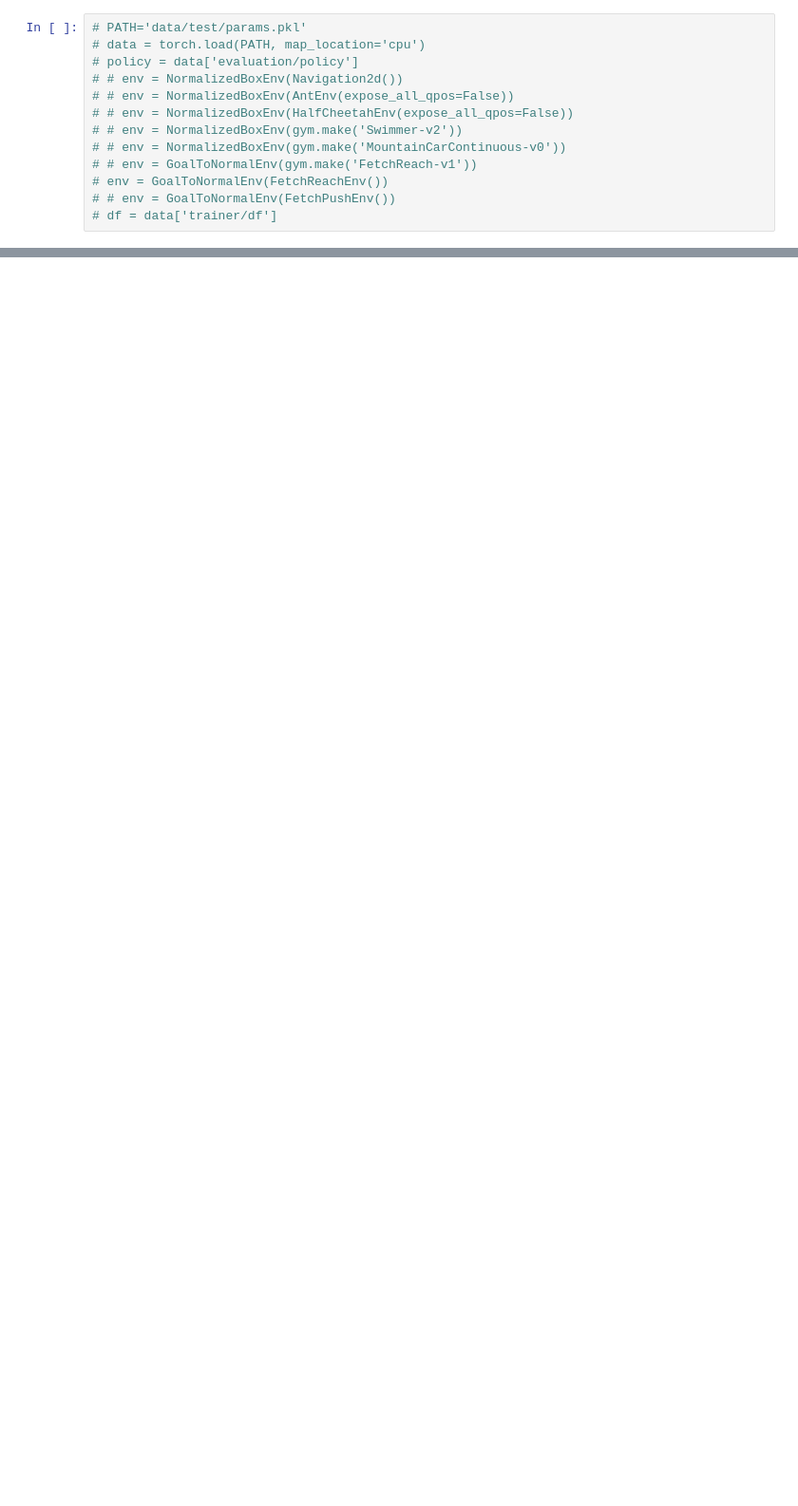
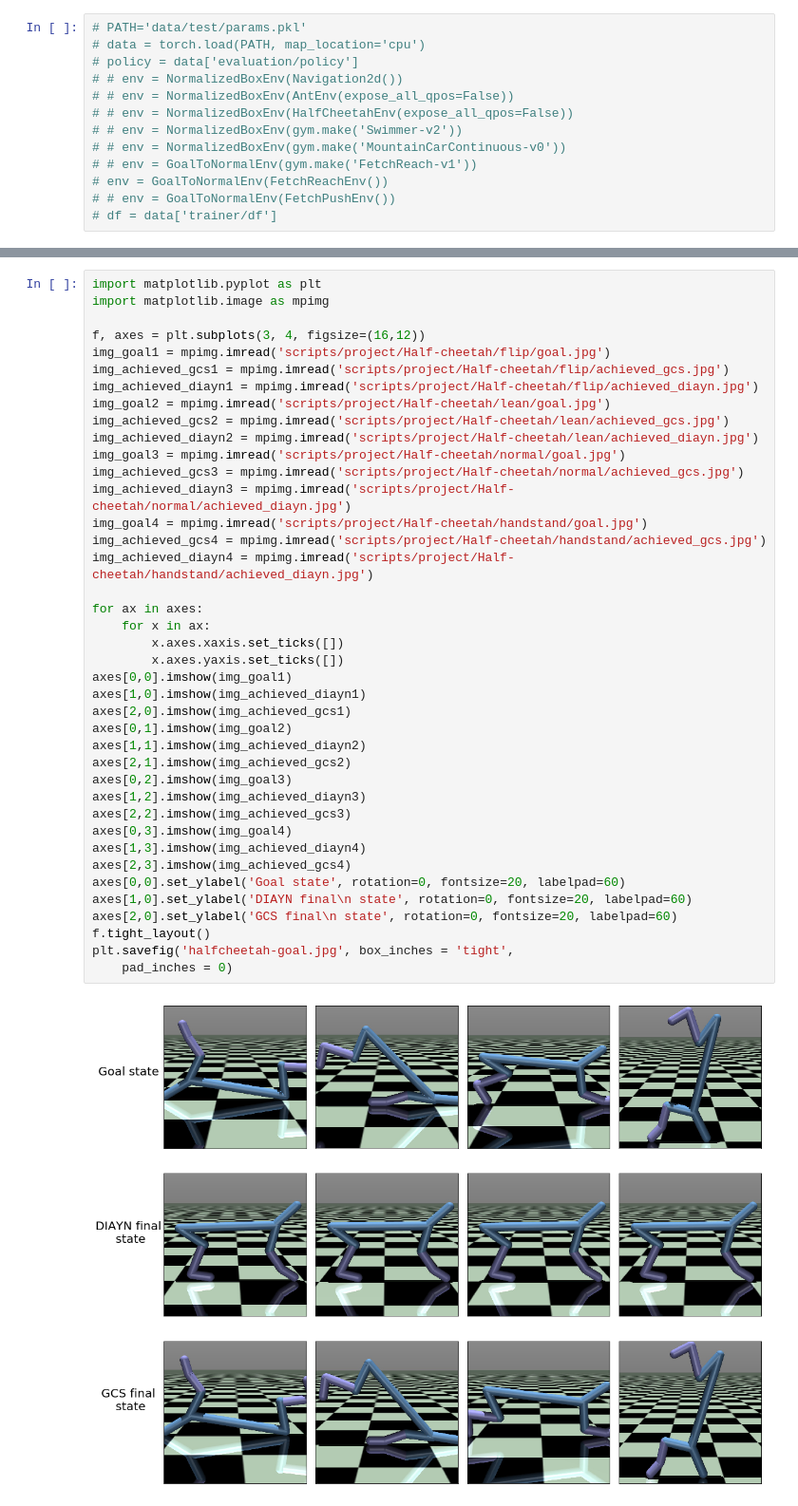
Before and after one commit to vincentlui/unsupervised-goal-conditioned-rl, a Jupyter notebook: Untitled2.ipynb, the cells around one changed output, grey strips where cells are left out. Shown: that part at 95% size. Drawn from its saved outputs; the diff is of its cells as text; blank space fills up the shorter version.

```diff
--- a/Untitled2.ipynb
+++ b/Untitled2.ipynb
@@ -92,0 +98,42 @@ plt.show()
+# %%
+import matplotlib.pyplot as plt
+import matplotlib.image as mpimg
+
+f, axes = plt.subplots(3, 4, figsize=(16,12))
+img_goal1 = mpimg.imread('scripts/project/Half-cheetah/flip/goal.jpg')
+img_achieved_gcs1 = mpimg.imread('scripts/project/Half-cheetah/flip/achieved_gcs.jpg')
+img_achieved_diayn1 = mpimg.imread('scripts/project/Half-cheetah/flip/achieved_diayn.jpg')
+img_goal2 = mpimg.imread('scripts/project/Half-cheetah/lean/goal.jpg')
+img_achieved_gcs2 = mpimg.imread('scripts/project/Half-cheetah/lean/achieved_gcs.jpg')
+img_achieved_diayn2 = mpimg.imread('scripts/project/Half-cheetah/lean/achieved_diayn.jpg')
+img_goal3 = mpimg.imread('scripts/project/Half-cheetah/normal/goal.jpg')
+img_achieved_gcs3 = mpimg.imread('scripts/project/Half-cheetah/normal/achieved_gcs.jpg')
+img_achieved_diayn3 = mpimg.imread('scripts/project/Half-cheetah/normal/achieved_diayn.jpg')
+img_goal4 = mpimg.imread('scripts/project/Half-cheetah/handstand/goal.jpg')
+img_achieved_gcs4 = mpimg.imread('scripts/project/Half-cheetah/handstand/achieved_gcs.jpg')
+img_achieved_diayn4 = mpimg.imread('scripts/project/Half-cheetah/handstand/achieved_diayn.jpg')
+
+for ax in axes:
+    for x in ax:
+        x.axes.xaxis.set_ticks([])
+        x.axes.yaxis.set_ticks([])
+axes[0,0].imshow(img_goal1)
+axes[1,0].imshow(img_achieved_diayn1)
+axes[2,0].imshow(img_achieved_gcs1)
+axes[0,1].imshow(img_goal2)
+axes[1,1].imshow(img_achieved_diayn2)
+axes[2,1].imshow(img_achieved_gcs2)
+axes[0,2].imshow(img_goal3)
+axes[1,2].imshow(img_achieved_diayn3)
+axes[2,2].imshow(img_achieved_gcs3)
+axes[0,3].imshow(img_goal4)
+axes[1,3].imshow(img_achieved_diayn4)
+axes[2,3].imshow(img_achieved_gcs4)
+axes[0,0].set_ylabel('Goal state', rotation=0, fontsize=20, labelpad=60)
+axes[1,0].set_ylabel('DIAYN final\n state', rotation=0, fontsize=20, labelpad=60)
+axes[2,0].set_ylabel('GCS final\n state', rotation=0, fontsize=20, labelpad=60)
+f.tight_layout()
+plt.savefig('halfcheetah-goal.jpg', box_inches = 'tight',
+    pad_inches = 0)
+# %% [output]
+[figure, added]
```
Also changed, not shown: parts of 6 cells of this notebook, 5 other files.
